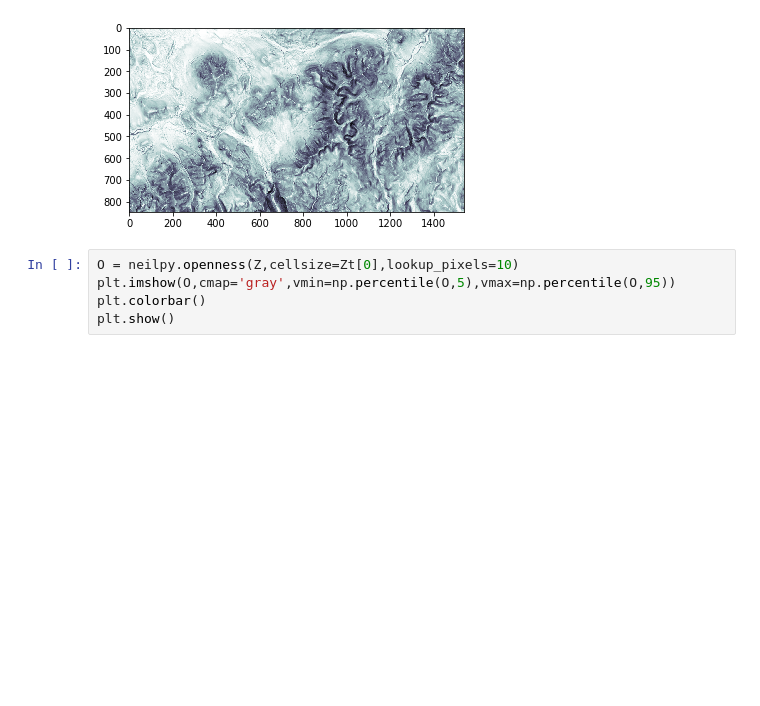
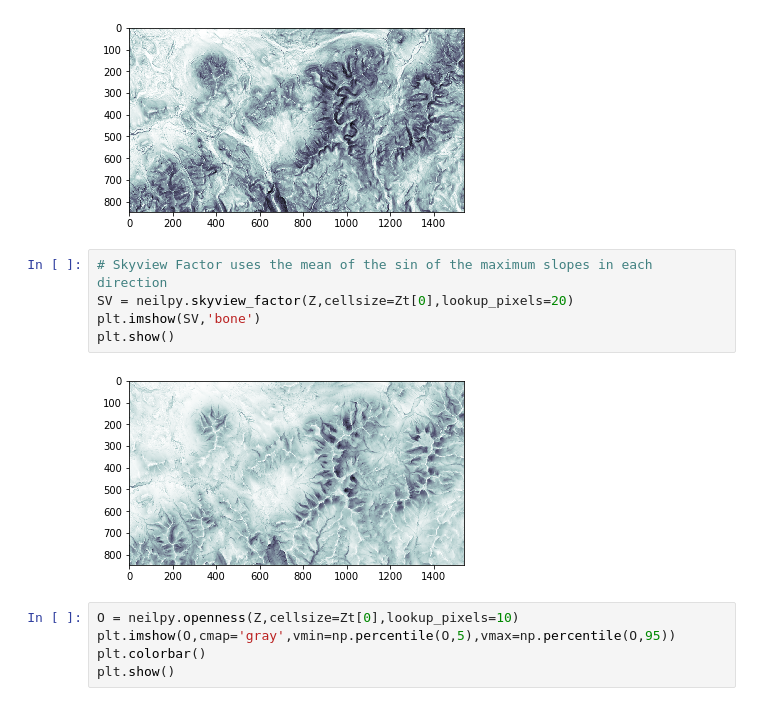
Before and after one commit to thomaspingel/neilpy, a Jupyter notebook: examples/Terrain Visualization and Processing.ipynb, the cells around one changed output. Cells and saved outputs as stored; diff of their text form; blank space fills up the shorter version.

Commit message:
added vectorized skyview

```diff
--- a/examples/Terrain Visualization and Processing.ipynb
+++ b/examples/Terrain Visualization and Processing.ipynb
@@ -50,6 +50,13 @@ plt.imshow(P)
 plt.show()
 # %% [output]
 [figure]
+# %%
+# Skyview Factor uses the mean of the sin of the maximum slopes in each direction
+SV = neilpy.skyview_factor(Z,cellsize=Zt[0],lookup_pixels=20)
+plt.imshow(SV,'bone')
+plt.show()
+# %% [output]
+[figure, added]
 # %%
 O = neilpy.openness(Z,cellsize=Zt[0],lookup_pixels=10)
 plt.imshow(O,cmap='gray',vmin=np.percentile(O,5),vmax=np.percentile(O,95))
```
Also changed, not shown: 4 other files.
